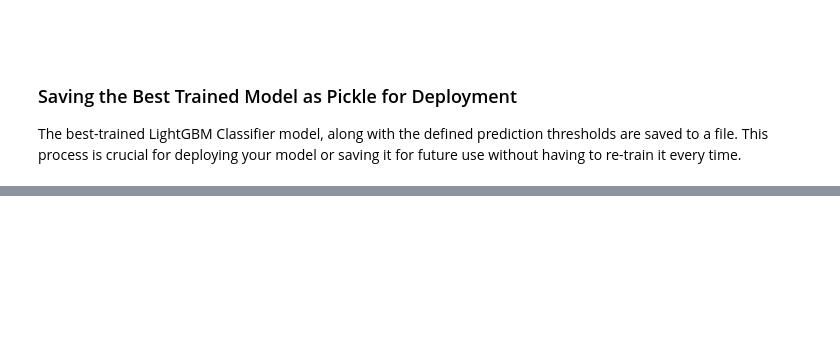
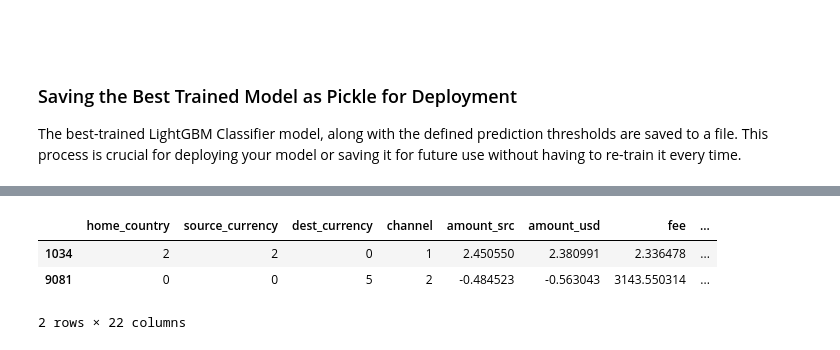
Before and after one commit to bayonlede/novaPay_Fraud_Detection_Model, a Jupyter notebook: notebooks/NovaPay_Model_Training.ipynb, the cells around one changed output, grey strips where cells are left out. Cells and saved outputs as stored; diff of their text form; code cells hidden in the pictures; blank space fills up the shorter version.

```diff
--- a/notebooks/NovaPay_Model_Training.ipynb
+++ b/notebooks/NovaPay_Model_Training.ipynb
@@ -1106,3 +1069,10 @@ Best   : 0.9864627437997252
+# %%
+X_test.head(2)
+# %% [output]
+|  | home_country | source_currency | dest_currency | channel | amount_src | amount_usd | fee | ... |
+| 1034 | 2 | 2 | 0 | 1 | 2.450550 | 2.380991 | 2.336478 | ... |
+| 9081 | 0 | 0 | 5 | 2 | -0.484523 | -0.563043 | 3143.550314 | ... |
+2 rows × 22 columns
 # %%
 # shap.initjs()
 # %%
```
Also changed, not shown: parts of 25 cells of this notebook, 3 other files.
